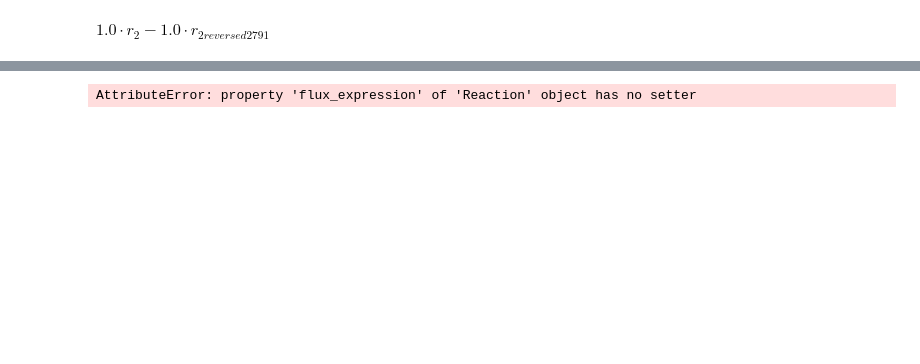
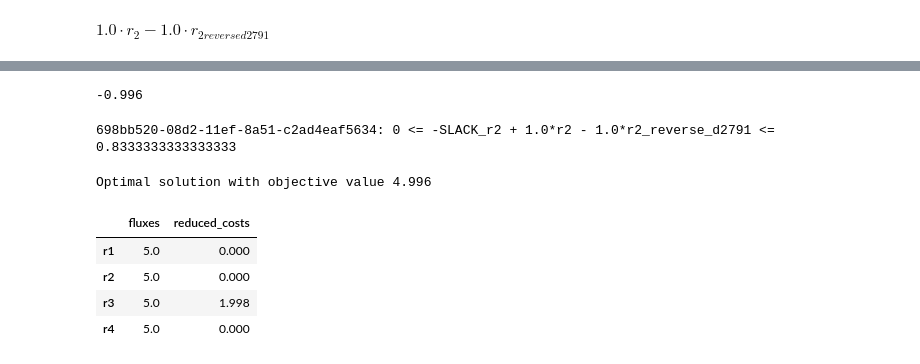
Before and after one commit to pnnl-predictive-phenomics/eflux, a Jupyter notebook: notebooks/eflux_testbed.ipynb, the cells around one changed output, grey strips where cells are left out. Saved outputs shown, nothing was run; the diff lists cells and outputs as text; code cells hidden in the pictures; blank space fills up the shorter version.

```diff
--- a/notebooks/eflux_testbed.ipynb
+++ b/notebooks/eflux_testbed.ipynb
@@ -300,38 +389,76 @@ $\displaystyle 1.0 \cdot r_{2} - 1.0 \cdot r_{2 reverse d2791}$
+# %%
+# make model infeasible
+
+# Define the growth objective as the biomass reaction
+biomass_reaction = model.reactions.get_by_id('r4')
+
+# Set the objective to maximize growth
+model.objective = biomass_reaction
+
+model.reactions.r1.lower_bound = 4
+
+this_slack_var = model.problem.Variable('SLACK_r3', lb=0)
+upper_bound = 3
+constraint = model.problem.Constraint(model.reactions.get_by_id('r3').flux_expression - this_slack_var, lb=0, ub=upper_bound)
+print(constraint)
+model.add_cons_vars(constraint)
+
+combined_objective = model.problem.Objective(
+     0.001 * biomass_reaction.flux_expression - sum([this_slack_var]),
+    direction='max'
+)
+
+# Set the combined objective as the objective of the model
+model.objective = combined_objective
+
+# Optimize the model with the combined objective
+combined_solution = model.optimize(raise_error=True)
+# %% [output]
+-0.996
 # %%
 import cobra
+import numpy as np
 
 # Load your metabolic model (this could be from a file or predefined model)
 # model = cobra.io.load_model('your_model_file.json')
-model = get_cobra_model()
+# model = get_cobra_model()
 
-# Define the growth objective as the biomass reaction
-biomass_reaction = model.reactions.get_by_id('r4')
 
-# Set the objective to maximize growth
-model.objective = biomass_reaction
+
 
 # # Optimize for growth to find the maximum growth rate
 # growth_solution = model.optimize()
 # max_growth = growth_solution.objective_value
 
+this_strain = 'strain1'
+
+valid_rxns = [model.reactions.get_by_id(idx) for idx in scaled_enzyme_activity.index if (not np.isnan(scaled_enzyme_activity.loc[idx, this_strain])) and (not np.isinf(scaled_enzyme_activity.loc[idx, this_strain]))]
+slack_vars = []
+
 # Add slack variables as additional reactions with only an upper bound
-for reaction in model.reactions:
+for reaction in valid_rxns:
     # Create a new reaction representing the slack variable
-    slack_reaction = cobra.Reaction('SLACK_' + reaction.id)
-    slack_reaction.bounds = (0, 1000)  # Assuming a large upper bound for the slack variable
+    # slack_reaction = cobra.Reaction('SLACK_' + reaction.id)
+    this_slack_var = model.problem.Variable('SLACK_' + reaction.id, lb=0)
+    slack_vars.append(this_slack_var)
+
+
+    # slack_reaction.bounds = (0, 1000)  # Assuming a large upper bound for the slack variable
     # Add the slack reaction to the model
-    model.add_reactions([slack_reaction])
-    upper_bound = flux_bounds.loc[reaction.id, 'maximum'] * scaled_enzyme_activity[reaction.id]
-    constraint = model.problem.Constraint(reaction.flux_expression - slack_reaction.flux_expression, lb=0, ub=upper_bound)
+    # model.add_reactions([slack_reaction])
+    upper_bound = flux_bounds.loc[reaction.id, 'maximum'] * scaled_enzyme_activity.loc[reaction.id, 'strain1']
+    constraint = model.problem.Constraint(reaction.flux_expression - this_slack_var, lb=0, ub=upper_bound)
+    print(constraint)
+    model.add_cons_vars(constraint)
 
     # Link the slack reaction to the original reaction by modifying the bounds
-    reaction.upper_bound += slack_reaction.flux_expression
+    # reaction.upper_bound += slack_reaction.flux_expression
 
 # Define a new combined objective: maximize growth and minimize sum of slack variables
 # Here we assume that the slack reactions have been named with a 'SLACK_' prefix
-slack_reactions = [model.reactions.get_by_id('SLACK_' + r.id) for r in model.reactions]
+# slack_reactions = [model.reactions.get_by_id('SLACK_' + r.id) for r in valid_rxns]
 combined_objective = model.problem.Objective(
-    biomass_reaction.flux_expression - 0.001 * sum([r.flux_expression for r in slack_reactions]),
+    biomass_reaction.flux_expression - 0.001 * sum(slack_vars),
     direction='max'
 )
 
@@ -341,7 +468,16 @@ model.objective = combined_objective
 # Optimize the model with the combined objective
 combined_solution = model.optimize()
 # %% [output]
-AttributeError: property 'flux_expression' of 'Reaction' object has no setter
+698bb520-08d2-11ef-8a51-c2ad4eaf5634: 0 <= -SLACK_r2 + 1.0*r2 - 1.0*r2_reverse_d2791 <= 0.8333333333333333
+# %%
+combined_solution
+# %% [output]
+Optimal solution with objective value 4.996
+|  | fluxes | reduced_costs |
+| r1 | 5.0 | 0.000 |
+| r2 | 5.0 | 0.000 |
+| r3 | 5.0 | 1.998 |
+| r4 | 5.0 | 0.000 |
 # %%
 new = model.problem.Constraint(model.objective.expression, lb=0.99)
 model.solver.add(new)
```
Also changed, not shown: parts of 8 cells of this notebook.
